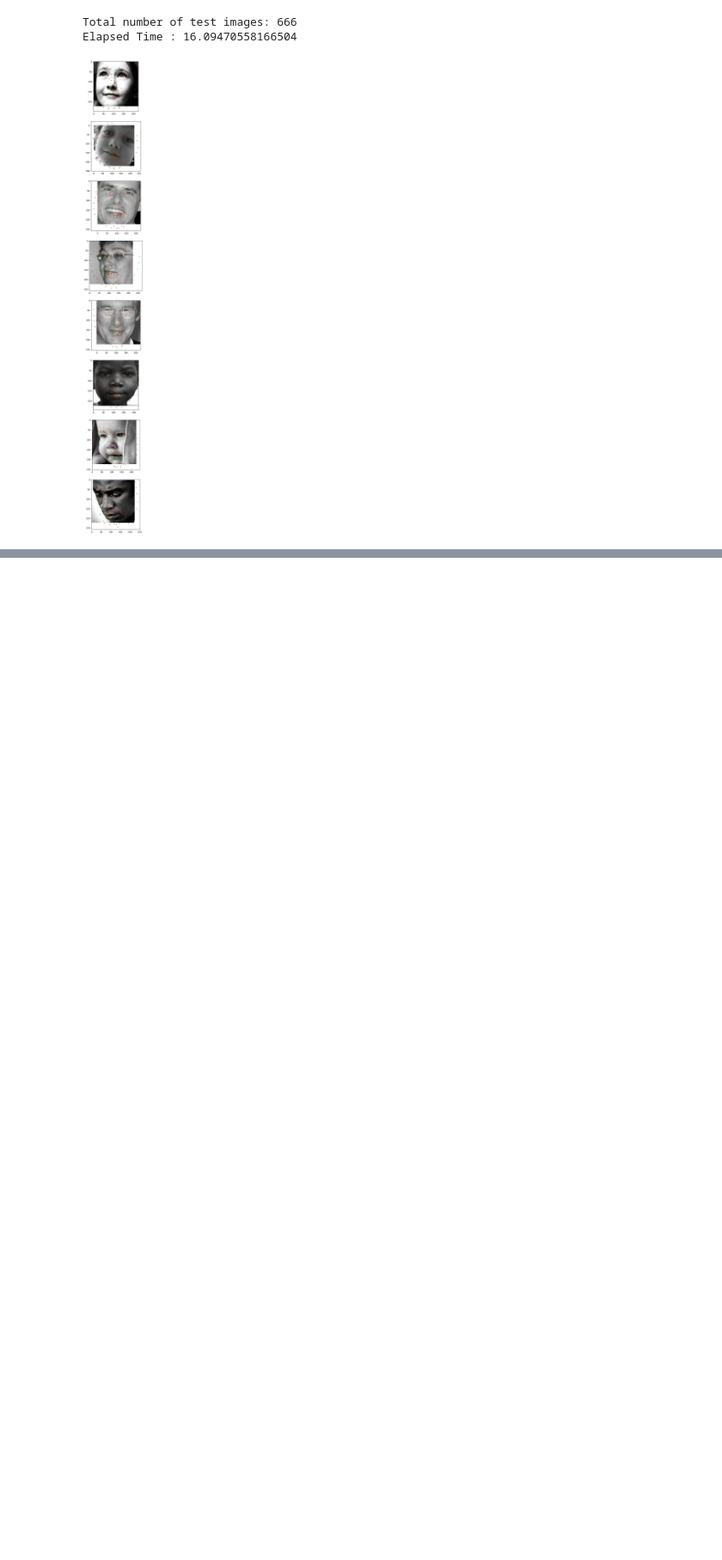
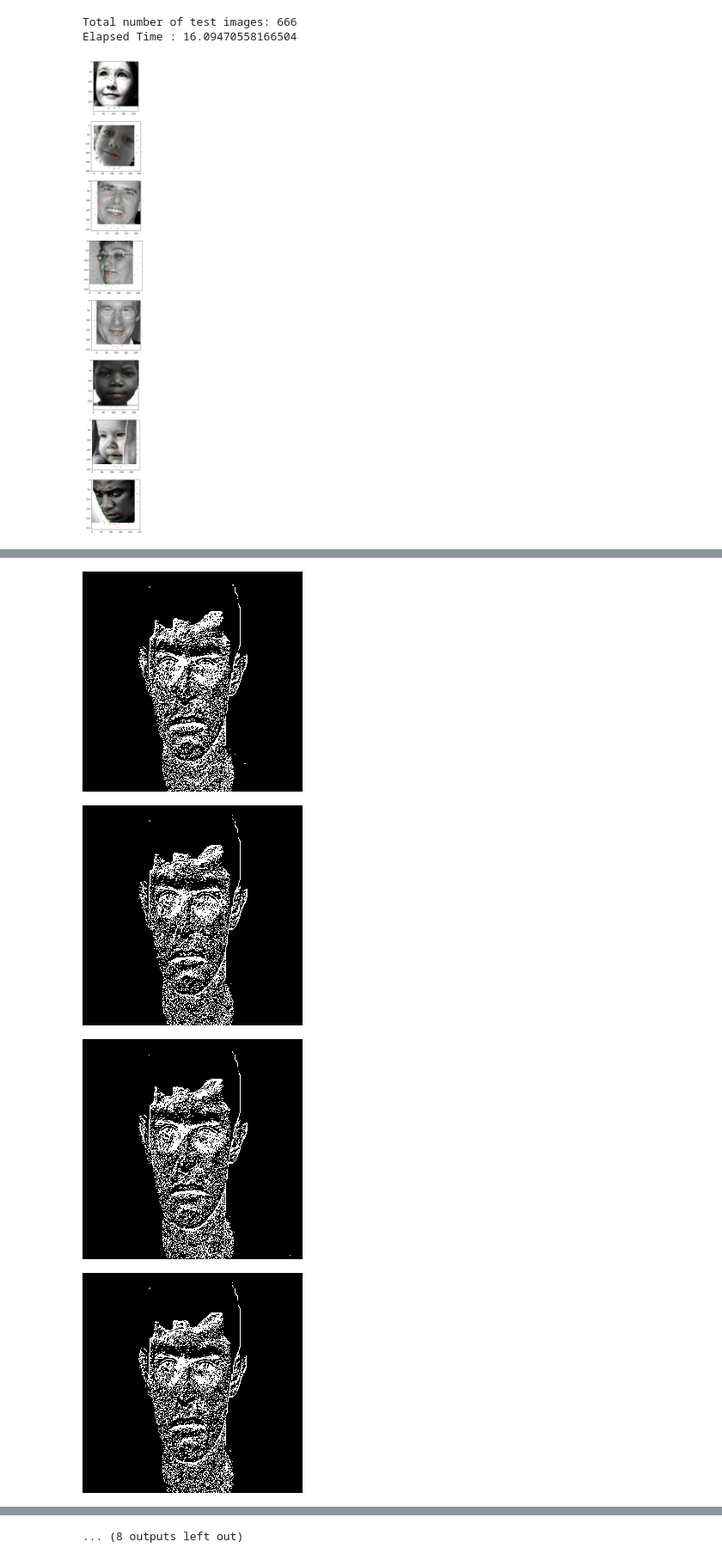
Before and after one commit to rahilkadakia/CV_Project, a Jupyter notebook: Facial_Landmark_Detection.ipynb, the cells around one changed output, grey strips where cells are left out. Shown at 86% size. Drawn from its saved outputs; the diff is of its cells as text; code cells hidden in the pictures; blank space fills up the shorter version.

```diff
--- a/Facial Landmark Detection.ipynb
+++ b/Facial_Landmark_Detection.ipynb
@@ -457,0 +451,25 @@ Elapsed Time : 16.09470558166504
+# %%
+class Pixel:
+  def __init__(self, file):
+    self.img = cv2.imread(file)
+    self.img = cv2.resize(self.img, (256, 256))
+    self.mask = np.zeros(self.img.shape[:2], np.uint8)
+    self.bgdModel = np.zeros((1,65), np.float64)
+    self.fgdModel = np.zeros((1,65), np.float64)
+    self.rect = (10, 10, 900, 600)
+    cv2.grabCut(self.img, self.mask, self.rect, self.bgdModel, self.fgdModel, 5, cv2.GC_INIT_WITH_RECT)
+    self.mask2 = np.where((self.mask==2) | (self.mask==0), 0, 1).astype('uint8')
+    self.img = self.img * self.mask2[:, :, np.newaxis]
+    self.np_img = np.asarray(self.img)
+
+  def return_img(self):
+    return self.np_img
+# %%
+static_address = 'drive/My Drive/CV/CV Implementation Images/Anger/'
+extension = '.jpg'
+
+file_list = []
+
+for file in range(40):
+  filename = static_address + str(file + 1) + extension
+  file_list.append(filename)
@@ -457,0 +478,9 @@ Elapsed Time : 16.09470558166504
+# %%
+# np_img1 = Pixel(file1).return_img()
+# np_img2 = Pixel(file2).return_img()
+np_list = []
+
+for file in file_list:
+  processed_file = Pixel(file).return_img()
+  print(f"File Processed: {file}")
+  np_list.append(processed_file)
@@ -457,0 +505,14 @@ Elapsed Time : 16.09470558166504
+# %%
+for i in range(20):
+  np_img1 = np_list[i]
+  np_img2 = np_list[i + 20]
+  # (np_img1 == np_img2).all() # For comparison of np arrays
+  diff1 = np.subtract(np_img2, np_img1)
+  diff1 = np.where(diff1 < 230, 0, 255)
+  data = Image.fromarray((diff1 * 1).astype(np.uint8)).convert('RGB')
+  display(data)
+# %% [output]
+[figure, added]
+[figure, added]
+[figure, added]
+[figure, added]
@@ -457,0 +527 @@ Elapsed Time : 16.09470558166504
+... (8 outputs left out)
```
Also changed, not shown: parts of 8 cells of this notebook, 1 other file.
